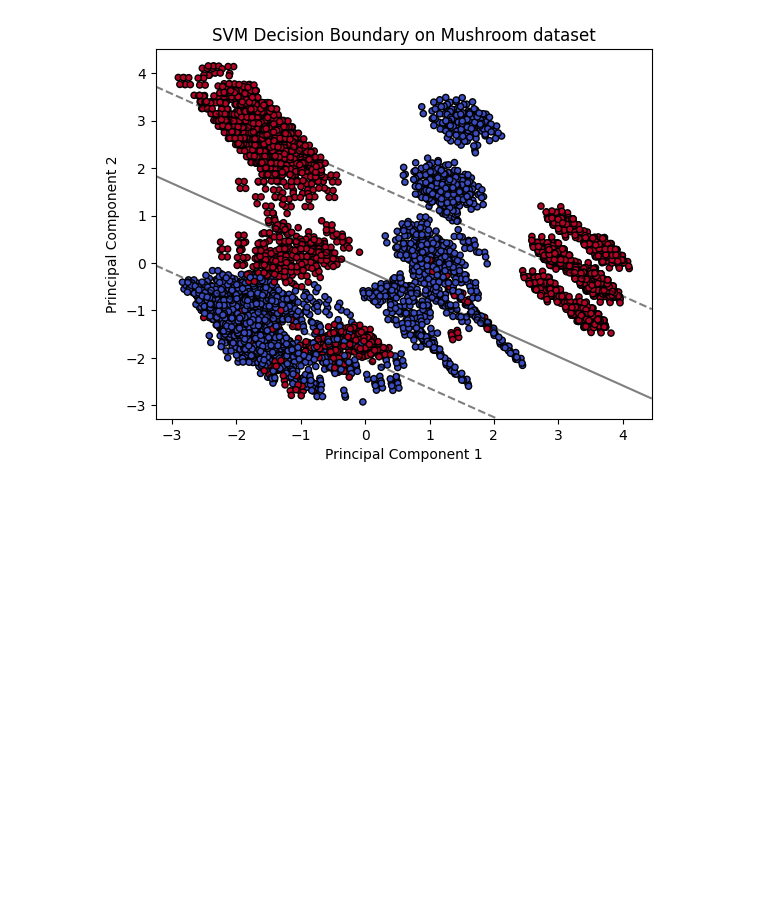
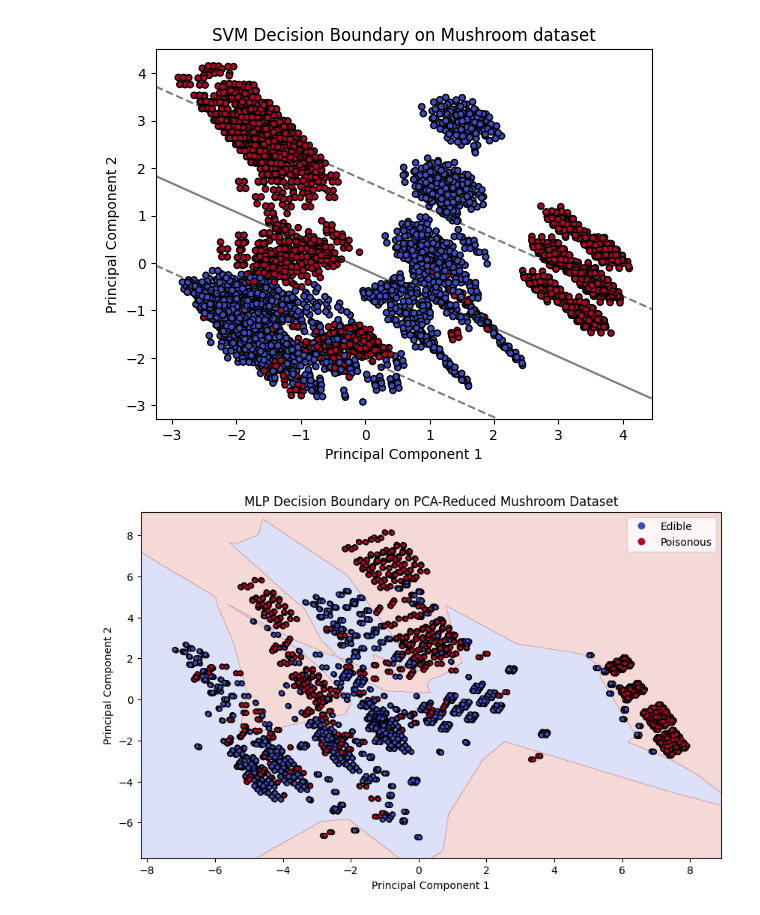
Before and after one commit to maybehieu/KDL, a Jupyter notebook: mushroom_MLP_SVM.ipynb, the cells around one changed output. Saved outputs shown, nothing was run; the diff lists cells and outputs as text; code cells hidden in the pictures; blank space fills up the shorter version.

Commit message:
visualize data

```diff
--- a/mushroom.ipynb
+++ b/mushroom_MLP_SVM.ipynb
@@ -194,0 +117,65 @@ for label in np.unique(y_train):
+# %%
+import numpy as np
+import pandas as pd
+import matplotlib.pyplot as plt
+from sklearn.model_selection import train_test_split
+from sklearn.preprocessing import LabelEncoder
+from sklearn.decomposition import PCA
+from sklearn.neural_network import MLPClassifier
+from matplotlib.colors import ListedColormap
+
+# 1. Load Data
+url = "https://archive.ics.uci.edu/ml/machine-learning-databases/mushroom/agaricus-lepiota.data"
+column_names = ["class", "cap-shape", "cap-surface", "cap-color", "bruises", "odor", "gill-attachment", "gill-spacing",
+                "gill-size", "gill-color", "stalk-shape", "stalk-root", "stalk-surface-above-ring",
+                "stalk-surface-below-ring", "stalk-color-above-ring", "stalk-color-below-ring", "veil-type",
+                "veil-color", "ring-number", "ring-type", "spore-print-color", "population", "habitat"]
+data = pd.read_csv(url, header=None, names=column_names)
+
+# 2. Preprocess Data
+# Encode categorical data to numeric
+label_encoder = LabelEncoder()
+for column in data.columns:
+    data[column] = label_encoder.fit_transform(data[column])
+
+# Separate features and target
+X = data.drop('class', axis=1).values
+y = data['class'].values
+
+# 3. PCA Reduction
+pca = PCA(n_components=2)
+X_pca = pca.fit_transform(X)
+
+# Split data into training and test sets
+X_train, X_test, y_train, y_test = train_test_split(X_pca, y, test_size=0.2, random_state=42)
+
+# 4. Train Model
+mlp = MLPClassifier(hidden_layer_sizes=(10, 10), max_iter=1000, random_state=42)
+mlp.fit(X_train, y_train)
+
+# 5. Visualize
+# Define the mesh grid for plotting decision boundary
+h = .02  # step size in the mesh
+x_min, x_max = X_pca[:, 0].min() - 1, X_pca[:, 0].max() + 1
+y_min, y_max = X_pca[:, 1].min() - 1, X_pca[:, 1].max() + 1
+xx, yy = np.meshgrid(np.arange(x_min, x_max, h), np.arange(y_min, y_max, h))
+
+# Predict on mesh grid
+Z = mlp.predict(np.c_[xx.ravel(), yy.ravel()])
+Z = Z.reshape(xx.shape)
+
+# Plot the decision boundary
+plt.figure(figsize=(10, 6))
+plt.contourf(xx, yy, Z, alpha=0.2,cmap=plt.cm.coolwarm)
+
+# Plot the scatter plot
+scatter = plt.scatter(X_pca[:, 0], X_pca[:, 1], c=y, edgecolor='k', s=20, cmap=plt.cm.coolwarm)
+
+# Add labels and title
+plt.xlabel('Principal Component 1')
+plt.ylabel('Principal Component 2')
+plt.title('MLP Decision Boundary on PCA-Reduced Mushroom Dataset')
+plt.legend(handles=scatter.legend_elements()[0], labels=['Edible', 'Poisonous'])
+plt.show()
+# %% [output]
+[figure, added]
```
Also changed, not shown: parts of 1 cell of this notebook, 9 other files.
